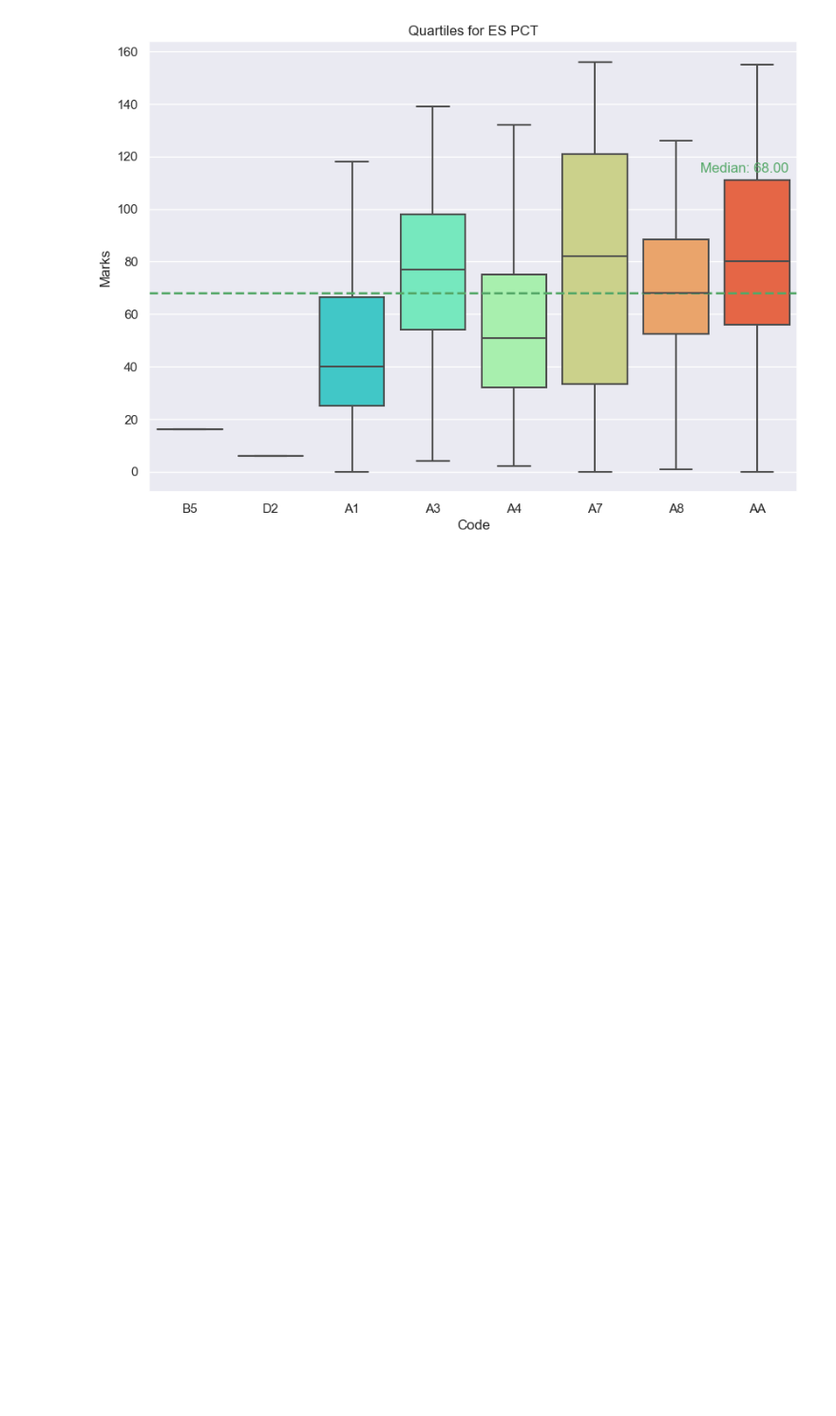
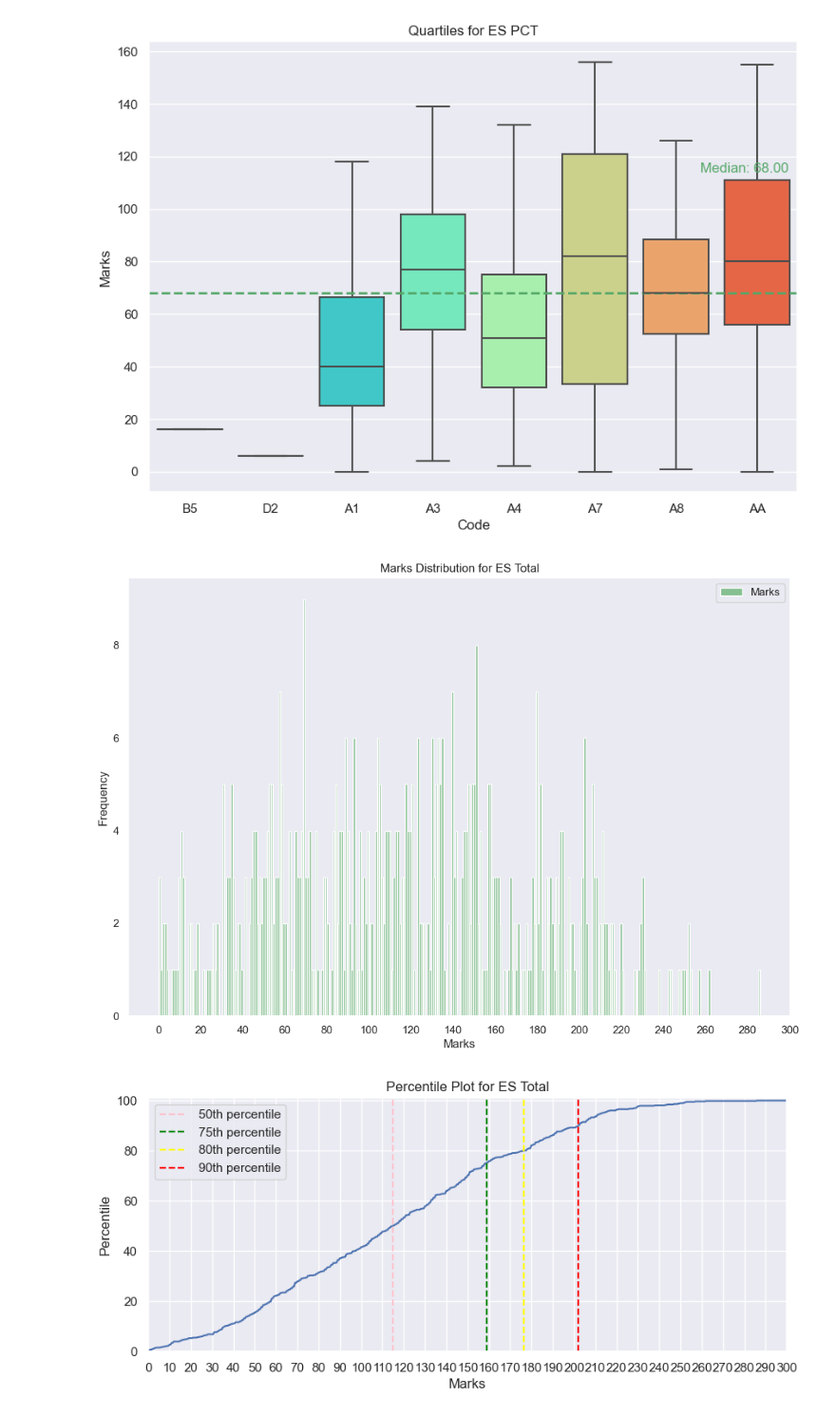
Before and after one commit to aviral2004/marks_data_visulation, a Jupyter notebook: es_pct.ipynb, the cells around one changed output. Shown: that part at 95% size. Drawn from its saved outputs; the diff is of its cells as text; code cells hidden in the pictures; blank space fills up the shorter version.

Commit message:
added ES compre data

```diff
--- a/es_pct.ipynb
+++ b/es_pct.ipynb
@@ -33,0 +37,13 @@ The autoreload extension is already loaded. To reload it, use:
+# %%
+df2 = pd.read_csv('./data/es_compre.csv')
+
+df2.rename(columns={'Compre Marks(135)':'compre'}, inplace=True)
+df2.rename(columns={'ID NO':'ID'}, inplace=True)
+
+# drop name column
+df2.drop(columns=['Name'], inplace=True)
+
+# convert nan to 0
+df2['compre'] = df2['compre'].fillna(0)
+
+df2
@@ -33,0 +64,5 @@ The autoreload extension is already loaded. To reload it, use:
+# %%
+# join the two dataframes
+df3 = df.join(df2.set_index('ID'), on='ID')
+df3['Marks'] = df3['PCT'].astype(float) + df3['compre'].astype(float)
+df3
@@ -40,3 +99,11 @@ g.gen_all()
 [figure]
 [figure]
 [figure]
+# %%
+from graph_gen import graph
+
+g2 = graph('ES Total', df3, 300)
+g2.gen_all()
+# %% [output]
+[figure, added]
+[figure, added]
```
Also changed, not shown: parts of 5 cells of this notebook, 7 other files.
